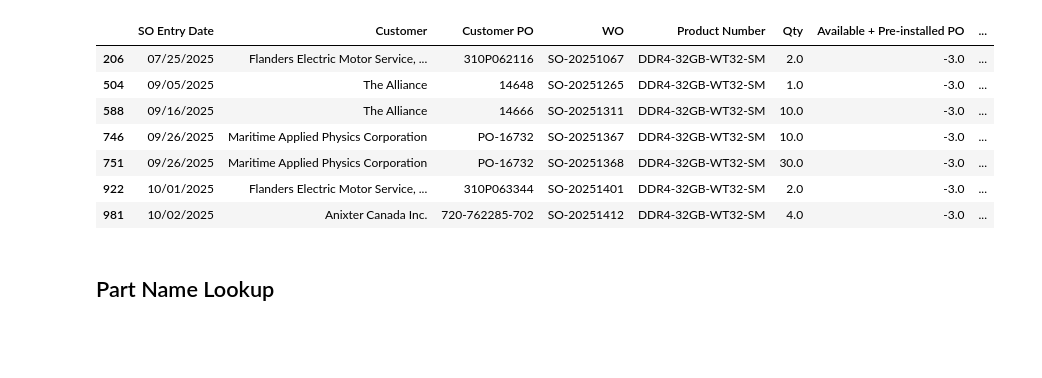
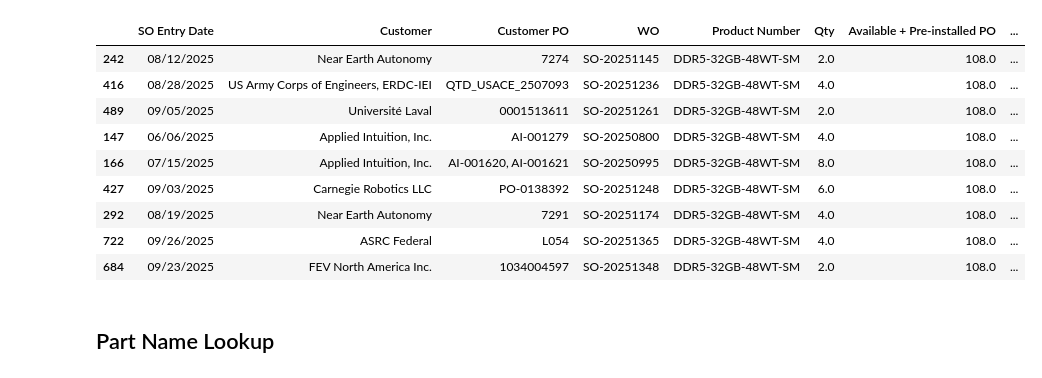
Before and after one commit to playoung2818/ERP_System, a Jupyter notebook: ERP_Dashboard.ipynb, the cells around one changed output. Cells and saved outputs as stored; diff of their text form; code cells hidden in the pictures; blank space fills up the shorter version.

```diff
--- a/ERP_Dashboard.ipynb
+++ b/ERP_Dashboard.ipynb
@@ -67,7 +92,7 @@ def search_items(query: str, top_k: int = 15) -> pd.DataFrame:
 df = pd.read_sql_table("wo_structured", con=engine, schema="public")
 
 ERP_df= df[['SO Entry Date', 'Customer', 'Customer PO', 'WO', 'Product Number', 'Qty',
-                              "Available + Pre-installed PO", 'Stock_Available', 'ATP(LT)', 'In Stock(Inventory)', 'On Hand', 'On Sales Order', 'On PO', 'Reorder Pt (Min)', 'Recommended Restock Qty', 'Lead Time', 'Picked']]
+                              "Available + Pre-installed PO", 'Stock_Available', "Assigned Q'ty", 'In Stock(Inventory)', 'On Hand', 'On Sales Order', 'On PO', 'Reorder Pt (Min)', 'Sales/Week', 'Recommended Restock Qty', 'Lead Time', 'Picked']]
 
 ERP_df = ERP_df.copy()
 
@@ -79,8 +104,8 @@ ERP_df['SO_Status'] = np.where(
 desired_order = [
     "SO Entry Date", "Customer", "Customer PO", "WO", "Product Number", "Qty",
     "Available + Pre-installed PO", "Stock_Available", 'On Hand', "In Stock(Inventory)",
-    'ATP(LT)', "On Sales Order", "On PO",
-    "Reorder Pt (Min)", "Recommended Restock Qty",
+    "Assigned Q'ty", "On Sales Order", "On PO",
+    "Reorder Pt (Min)", 'Sales/Week', "Recommended Restock Qty",
     'Lead Time', "Picked", "SO_Status",
 ]
 
@@ -91,7 +116,7 @@ ordered = [c for c in desired_order if c in ERP_df.columns] + \
 ERP_df = ERP_df.reindex(columns=ordered)
 
 
-filtered_df = ERP_df[ERP_df['WO'] == 'SO-20251265']
+filtered_df = ERP_df[ERP_df['WO'] == 'SO-20251306']
 
 # filtered_df = ERP_df[ERP_df['Customer'] == 'Aerflite Canada Inc.']
 
@@ -99,14 +124,6 @@ filtered_df = ERP_df[ERP_df['WO'] == 'SO-20251265']
 # Make Lead Time real datetimes
 filtered_df = filtered_df.copy()
 filtered_df['Lead Time'] = pd.to_datetime(filtered_df['Lead Time'], errors='coerce')
-
-def fmt_date(x):
-    # Works whether x is Timestamp, date, or str/NaN
-    try:
-        if pd.isna(x): return ''
-        return pd.to_datetime(x).strftime('%Y-%m-%d')
-    except Exception:
-        return str(x)
 
 
 # Create styled object
@@ -178,15 +191,17 @@ display(styled)
 # %%
-filtered_df = ERP_df[ERP_df['Product Number'] == 'DDR4-32GB-WT32-SM'].sort_values(by='Lead Time',ascending=True)
+filtered_df = ERP_df[ERP_df['Product Number'] == 'DDR5-32GB-48WT-SM'].sort_values(by='Lead Time',ascending=True)
 filtered_df
 # %% [output]
 |  | SO Entry Date | Customer | Customer PO | WO | Product Number | Qty | Available + Pre-installed PO | ... |
-| 206 | 07/25/2025 | Flanders Electric Motor Service, ... | 310P062116 | SO-20251067 | DDR4-32GB-WT32-SM | 2.0 | -3.0 | ... |
-| 504 | 09/05/2025 | The Alliance | 14648 | SO-20251265 | DDR4-32GB-WT32-SM | 1.0 | -3.0 | ... |
-| 588 | 09/16/2025 | The Alliance | 14666 | SO-20251311 | DDR4-32GB-WT32-SM | 10.0 | -3.0 | ... |
-| 746 | 09/26/2025 | Maritime Applied Physics Corporation | PO-16732 | SO-20251367 | DDR4-32GB-WT32-SM | 10.0 | -3.0 | ... |
-| 751 | 09/26/2025 | Maritime Applied Physics Corporation | PO-16732 | SO-20251368 | DDR4-32GB-WT32-SM | 30.0 | -3.0 | ... |
-| 922 | 10/01/2025 | Flanders Electric Motor Service, ... | 310P063344 | SO-20251401 | DDR4-32GB-WT32-SM | 2.0 | -3.0 | ... |
-| 981 | 10/02/2025 | Anixter Canada Inc. | 720-762285-702 | SO-20251412 | DDR4-32GB-WT32-SM | 4.0 | -3.0 | ... |
+| 242 | 08/12/2025 | Near Earth Autonomy | 7274 | SO-20251145 | DDR5-32GB-48WT-SM | 2.0 | 108.0 | ... |
+| 416 | 08/28/2025 | US Army Corps of Engineers, ERDC-IEI | QTD_USACE_2507093 | SO-20251236 | DDR5-32GB-48WT-SM | 4.0 | 108.0 | ... |
+| 489 | 09/05/2025 | Université Laval | 0001513611 | SO-20251261 | DDR5-32GB-48WT-SM | 2.0 | 108.0 | ... |
+| 147 | 06/06/2025 | Applied Intuition, Inc. | AI-001279 | SO-20250800 | DDR5-32GB-48WT-SM | 4.0 | 108.0 | ... |
+| 166 | 07/15/2025 | Applied Intuition, Inc. | AI-001620, AI-001621 | SO-20250995 | DDR5-32GB-48WT-SM | 8.0 | 108.0 | ... |
+| 427 | 09/03/2025 | Carnegie Robotics LLC | PO-0138392 | SO-20251248 | DDR5-32GB-48WT-SM | 6.0 | 108.0 | ... |
+| 292 | 08/19/2025 | Near Earth Autonomy | 7291 | SO-20251174 | DDR5-32GB-48WT-SM | 4.0 | 108.0 | ... |
+| 722 | 09/26/2025 | ASRC Federal | L054 | SO-20251365 | DDR5-32GB-48WT-SM | 4.0 | 108.0 | ... |
+| 684 | 09/23/2025 | FEV North America Inc. | 1034004597 | SO-20251348 | DDR5-32GB-48WT-SM | 2.0 | 108.0 | ... |
 # %% [markdown]
 ## Part Name Lookup
 # %%
```
Also changed, not shown: parts of 13 cells of this notebook, 3 other files.
